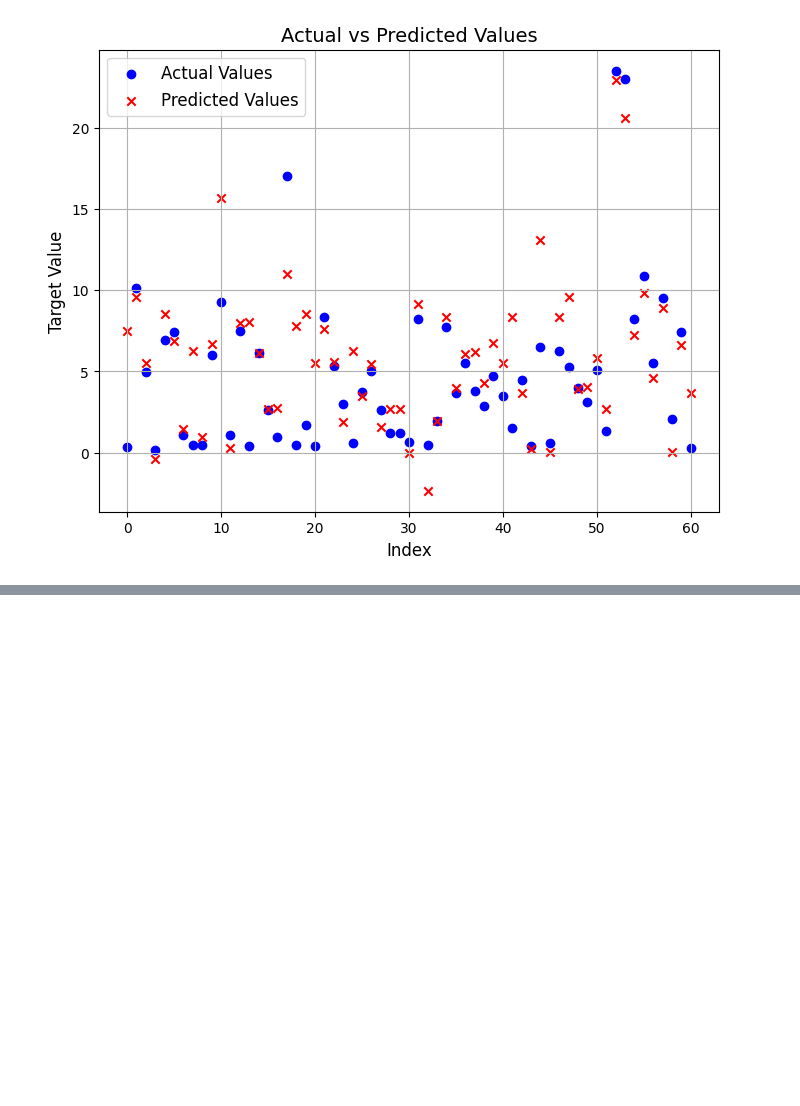
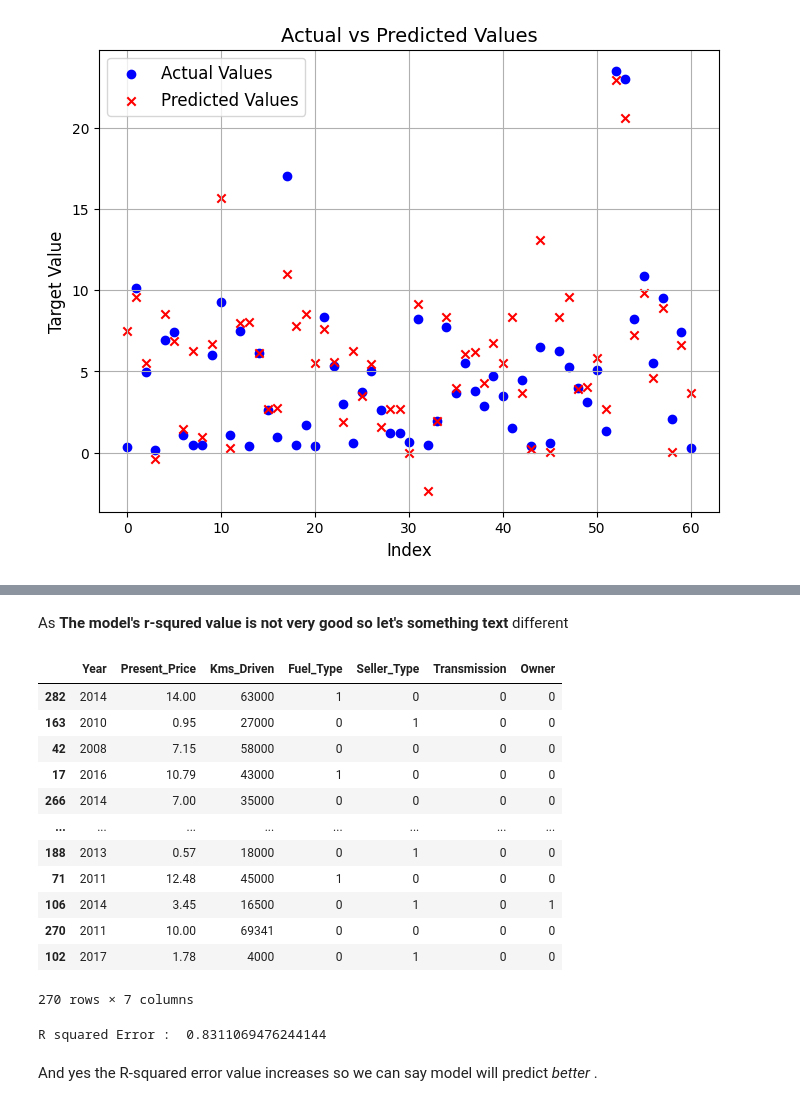
Before and after one commit to Jyoti-jm9/Carprice, a Jupyter notebook: Carprice.ipynb, the cells around one changed output, grey strips where cells are left out. Drawn from its saved outputs; the diff is of its cells as text; code cells hidden in the pictures; blank space fills up the shorter version.

```diff
--- a/Carprice.ipynb
+++ b/Carprice.ipynb
@@ -132,0 +151,31 @@ results_df
+# %% [markdown]
+As **The model's r-squred value is not very good so let's something  text** different
+# %%
+# encoding "Fuel_Type" Column
+data.replace({'Fuel_Type':{'Petrol':0,'Diesel':1,'CNG':2}},inplace=True)
+
+# encoding "Seller_Type" Column
+data.replace({'Seller_Type':{'Dealer':0,'Individual':1}},inplace=True)
+
+# encoding "Transmission" Column
+data.replace({'Transmission':{'Manual':0,'Automatic':1}},inplace=True)
+
+X2 = data.drop(columns=[target , 'Car_Name']  , axis=1)
+Y2 = data[target]
+# %%
+X_train2 , X_test2 , Y_train2 , Y_test2 = train_test_split(X2 , Y2, test_size = 0.1 ,  random_state = 42);
+X_train2
+# %% [output]
+|  | Year | Present_Price | Kms_Driven | Fuel_Type | Seller_Type | Transmission | Owner |
+| 282 | 2014 | 14.00 | 63000 | 1 | 0 | 0 | 0 |
+| 163 | 2010 | 0.95 | 27000 | 0 | 1 | 0 | 0 |
+| 42 | 2008 | 7.15 | 58000 | 0 | 0 | 0 | 0 |
+| 17 | 2016 | 10.79 | 43000 | 1 | 0 | 0 | 0 |
+| 266 | 2014 | 7.00 | 35000 | 0 | 0 | 0 | 0 |
+| ... | ... | ... | ... | ... | ... | ... | ... |
+| 188 | 2013 | 0.57 | 18000 | 0 | 1 | 0 | 0 |
+| 71 | 2011 | 12.48 | 45000 | 1 | 0 | 0 | 0 |
+| 106 | 2014 | 3.45 | 16500 | 0 | 1 | 0 | 1 |
+| 270 | 2011 | 10.00 | 69341 | 0 | 0 | 0 | 0 |
+| 102 | 2017 | 1.78 | 4000 | 0 | 1 | 0 | 0 |
+270 rows × 7 columns
@@ -132,0 +186,7 @@ results_df
+# %%
+error_score = r2_score(Y_test2, new_predict)
+print("R squared Error : ", error_score)
+# %% [output]
+R squared Error :  0.8311069476244144
+# %% [markdown]
+And yes the R-squared error value increases so we can say model will predict *better* .
```
Also changed, not shown: parts of 2 cells of this notebook.
